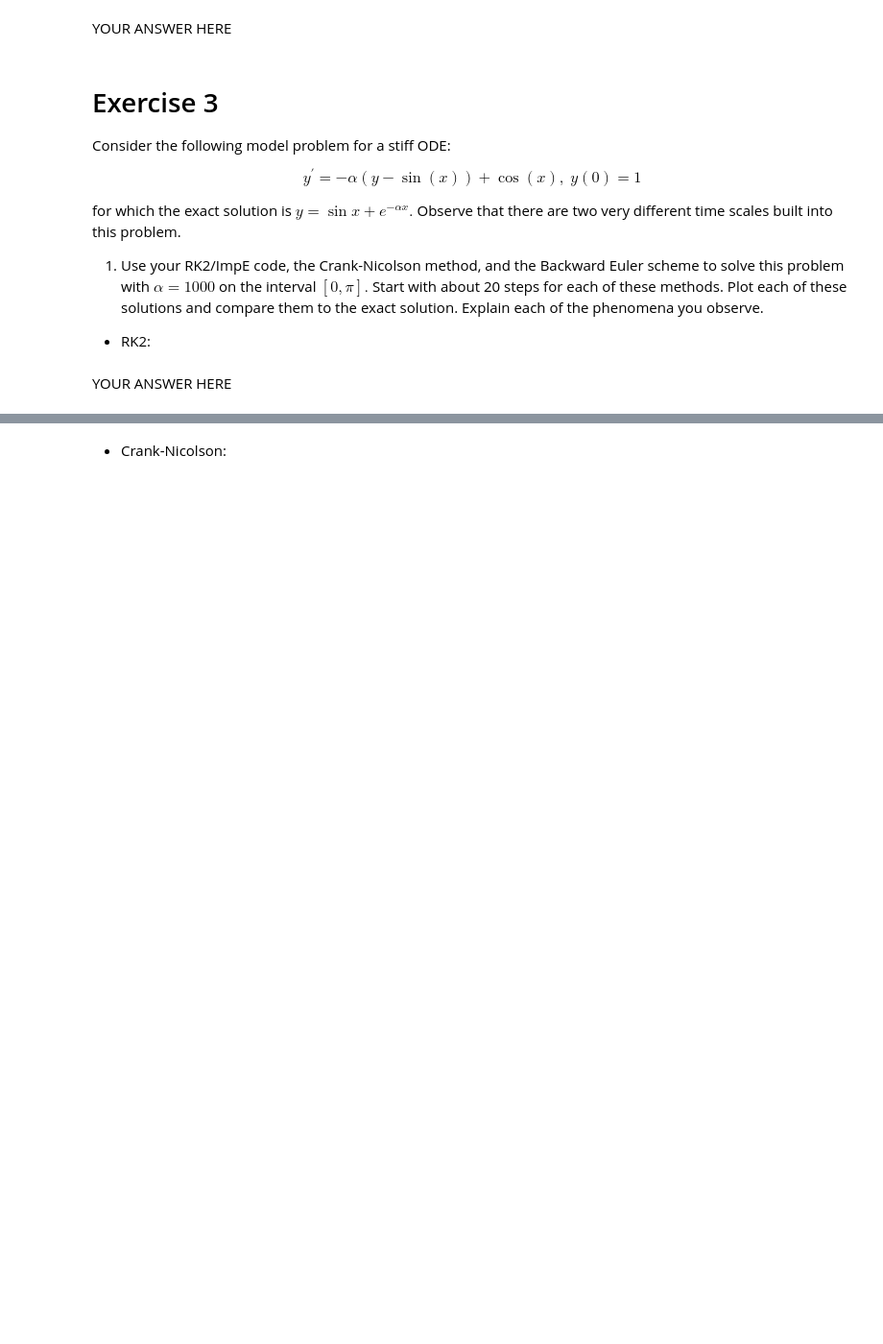
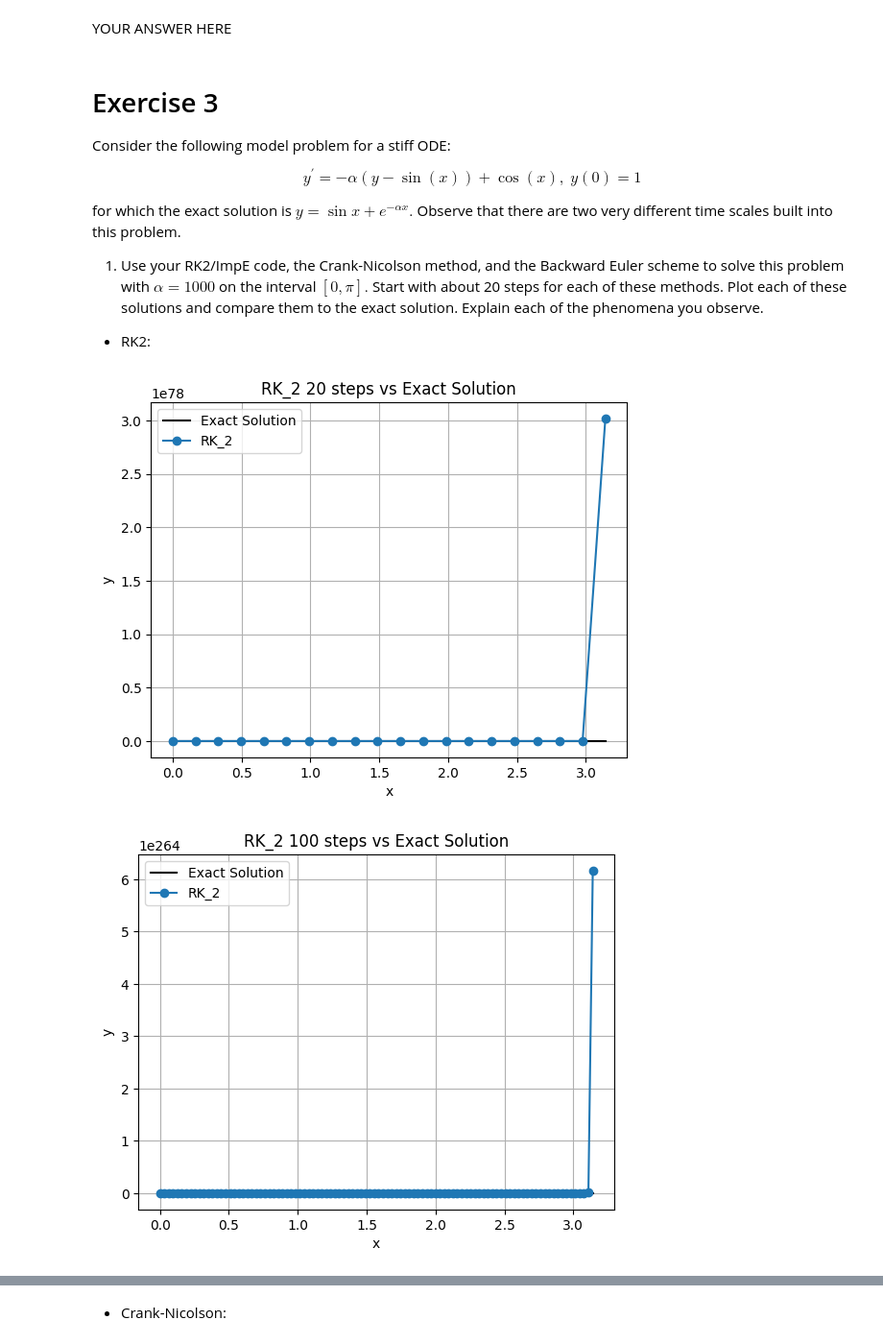
Before and after one commit to lfranz922/Math-406, a Jupyter notebook: Assignment_3_student.ipynb, the cells around one changed output, grey strips where cells are left out. Shown at 96% size. Cells and saved outputs as stored; diff of their text form; code cells hidden in the pictures; blank space fills up the shorter version.

```diff
--- a/Assignment_3_student.ipynb
+++ b/Assignment_3_student.ipynb
@@ -141,2 +369,51 @@ raise NotImplementedError()
-# %% [markdown]
-YOUR ANSWER HERE
+# %%
+# Your plot RK2
+
+def exact(x):
+    return np.sin(x) + np.exp(-alpha*x)
+
+def f(x, y):
+    return -alpha*(y-np.sin(x)) + np.cos(x)
+
+def RK_2(f, a, b, y0, steps):
+    x_vals = np.linspace(a, b, steps)
+    h = x_vals[1]-x_vals[0]
+    y_vals = np.zeros_like(x_vals)
+    y_vals[0] = y0
+
+    for i in range(1, len(x_vals)):
+        k1 = f(x_vals[i - 1], y_vals[i - 1])
+        yp = y_vals[i - 1] + h * k1
+        k2 = f(x_vals[i], yp)
+        y_vals[i] = y_vals[i - 1] + h/2 *(k1 + k2)
+
+    return x_vals, y_vals
+
+alpha = 1000
+y0 = 1
+a = 0
+b = np.pi
+
+
+for steps in [20, 100, 2000]:
+    x_exact = np.linspace(a, b, steps)
+    y_exact = exact(x_exact)
+
+    plt.plot(x_exact, y_exact.real, 'k-', label='Exact Solution')
+
+    x_rk2, y_rk2 = RK_2(f, a, b, y0, steps)
+
+    plt.plot(x_rk2, y_rk2.real, 'o-', label=f'RK_2')
+
+    plt.xlabel('x')
+    plt.ylabel('y')
+    plt.legend()
+    plt.title(f'RK_2 {steps} steps vs Exact Solution')
+    plt.grid()
+    plt.show()
+
+# YOUR CODE HERE
+# raise NotImplementedError()
+# %% [output]
+[figure, added]
+[figure, added]
```
Also changed, not shown: parts of 31 cells of this notebook.
